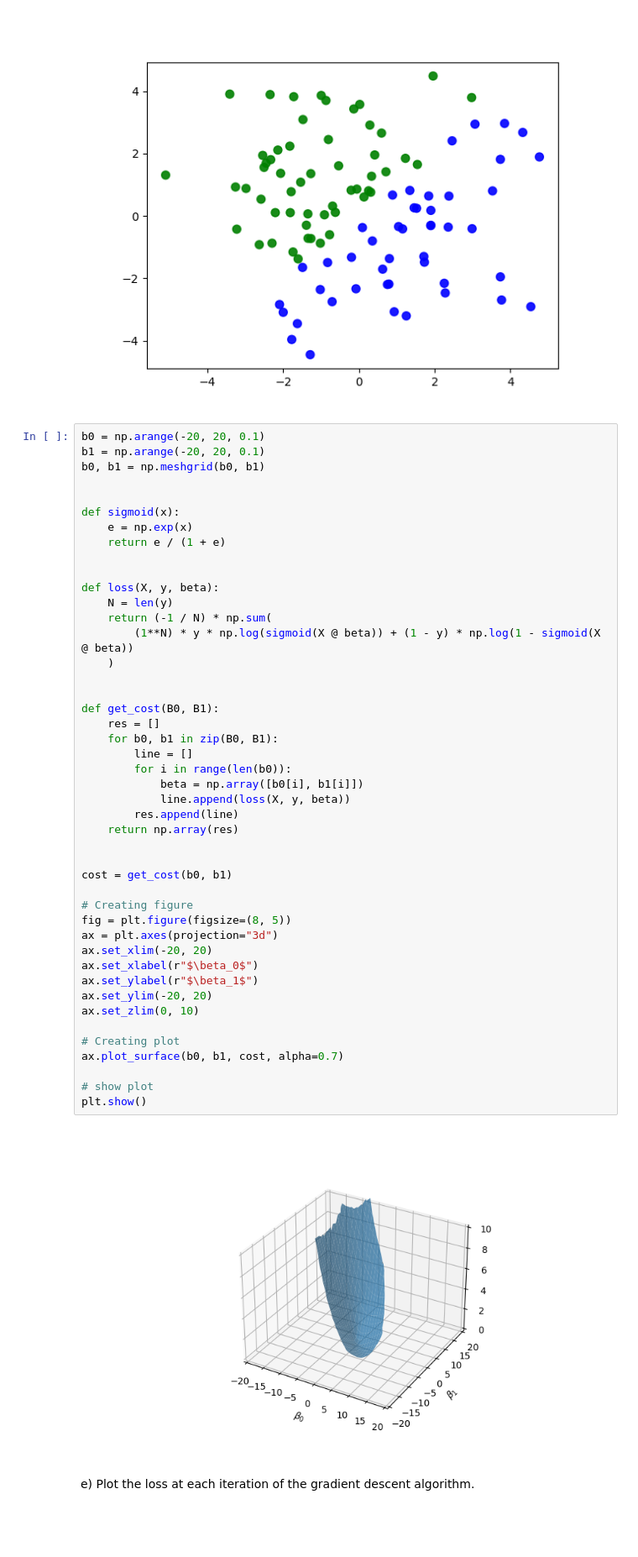
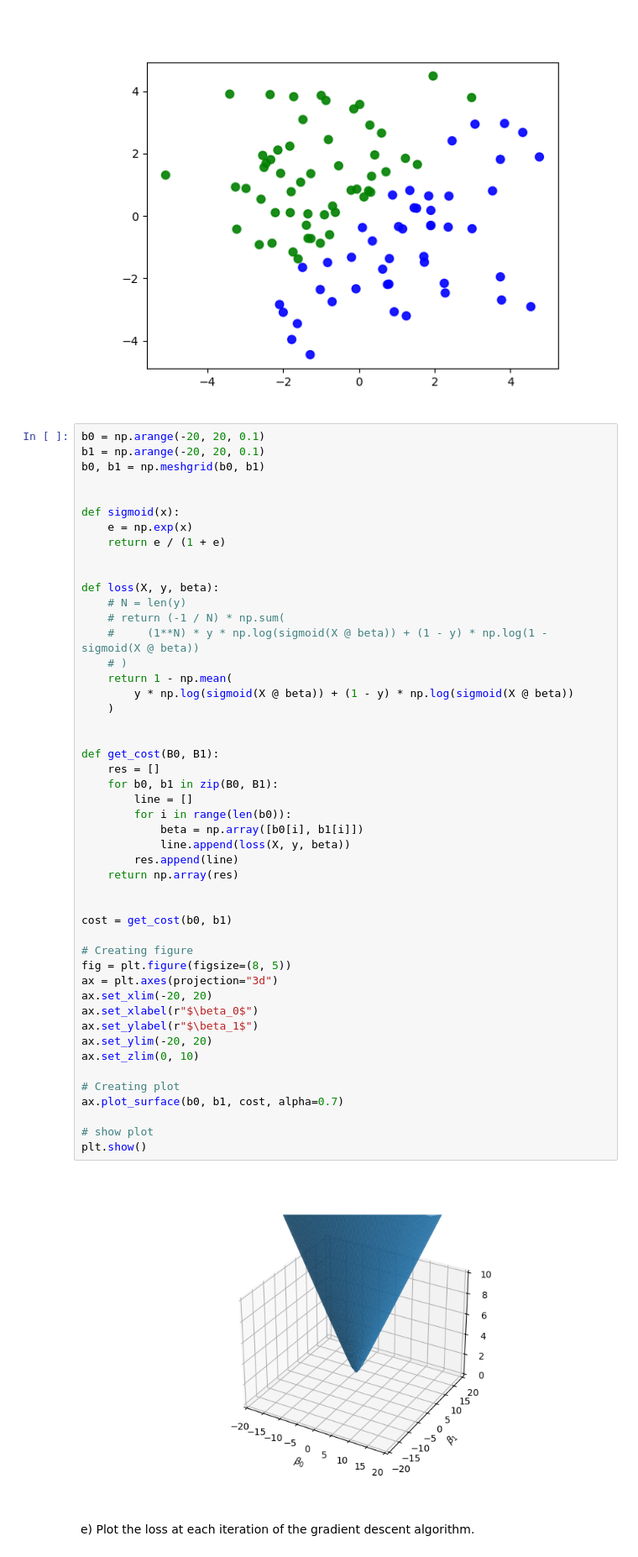
Before and after one commit to victorverma3/Data-Science-Fundamentals, a Jupyter notebook: lecture_21/worksheet_21.ipynb, the cells around one changed output. Shown at 84% size. Saved outputs shown, nothing was run; the diff lists cells and outputs as text; blank space fills up the shorter version.

```diff
--- a/lecture_21/worksheet_21.ipynb
+++ b/lecture_21/worksheet_21.ipynb
@@ -515,41 +515,44 @@ def sigmoid(x):
 
 
 def loss(X, y, beta):
-    N = len(y)
-    return (-1 / N) * np.sum(
-        (1**N) * y * np.log(sigmoid(X @ beta)) + (1 - y) * np.log(1 - sigmoid(X @ beta))
+    # N = len(y)
+    # return (-1 / N) * np.sum(
+    #     (1**N) * y * np.log(sigmoid(X @ beta)) + (1 - y) * np.log(1 - sigmoid(X @ beta))
+    # )
+    return 1 - np.mean(
+        y * np.log(sigmoid(X @ beta)) + (1 - y) * np.log(sigmoid(X @ beta))
     )
 
 
 def get_cost(B0, B1):
     res = []
     for b0, b1 in zip(B0, B1):
         line = []
         for i in range(len(b0)):
             beta = np.array([b0[i], b1[i]])
             line.append(loss(X, y, beta))
         res.append(line)
     return np.array(res)
 
 
 cost = get_cost(b0, b1)
 
 # Creating figure
 fig = plt.figure(figsize=(8, 5))
 ax = plt.axes(projection="3d")
 ax.set_xlim(-20, 20)
 ax.set_xlabel(r"$\beta_0$")
 ax.set_ylabel(r"$\beta_1$")
 ax.set_ylim(-20, 20)
 ax.set_zlim(0, 10)
 
 # Creating plot
 ax.plot_surface(b0, b1, cost, alpha=0.7)
 
 # show plot
 plt.show()
 # %% [output]
-[figure, old version]
+[figure, new version]
 # %% [markdown]
 e) Plot the loss at each iteration of the gradient descent algorithm.
 # %%
```
Also changed, not shown: parts of 3 cells of this notebook, 4 other files.
